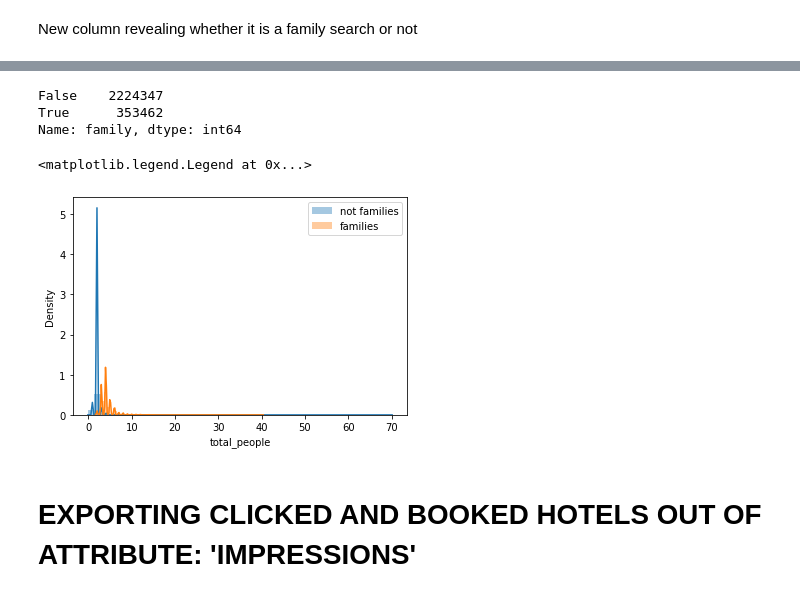
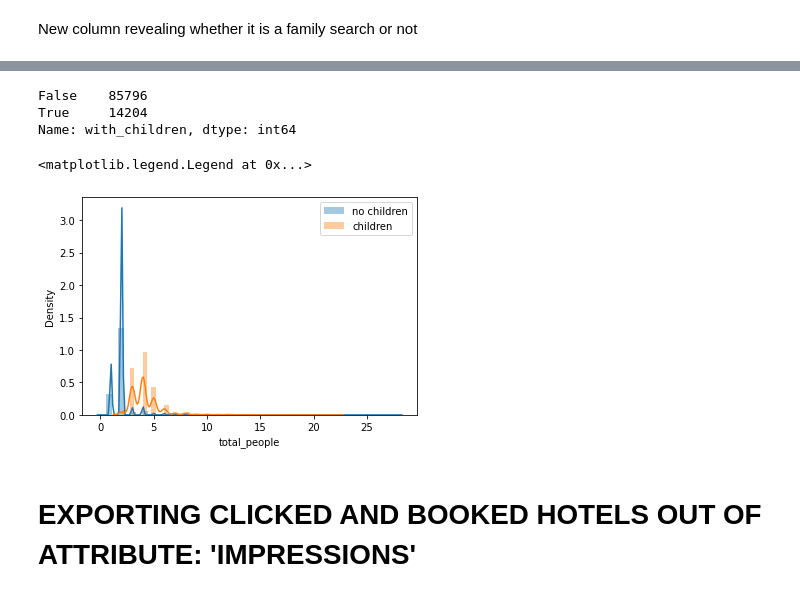
Before and after one commit to zetdata7/Hotel-Recommendations, a Jupyter notebook: EDA_Hotels.ipynb, the cells around one changed output, grey strips where cells are left out. Saved outputs shown, nothing was run; the diff lists cells and outputs as text; code cells hidden in the pictures.

```diff
--- a/EDA_Hotels.ipynb
+++ b/EDA_Hotels.ipynb
@@ -68,17 +69,10 @@ def correct_zer(x):
     return x
-# %%
-def correct_neg(x):
-    if x<0:
-        x= None
-    return x
 # %%
 #Extracting date out of the timestamp. This aims to see how
 # many days before staying did the search take place
-main['search_time'] = main['search_timestamp'].str[:10]
-main['search_time']= pd.to_datetime(main['search_time'])
+main['search_date'] = main['search_timestamp'].str[:10]
+main['search_date']= pd.to_datetime(main['search_date'])
 main['check_date']= pd.to_datetime(main['checkin_date'])
-main['days_before_staying'] = main['check_date'] - main['search_time']
-main['days_before_staying'] = main['days_before_staying'].astype(str)
-main['days_before_staying'] = main['days_before_staying'].str[:-5]
-main['days_before_staying'] = main['days_before_staying'].apply(correct_zer)
-main['days_before_staying'] = main['days_before_staying'].astype(int)
+main['days_before_staying'] = main['check_date'] - main['search_date']
+main['days_before_staying'] = pd.to_timedelta(main['days_before_staying'], errors='coerce').dt.days
+main['days_before_staying'] = main['days_before_staying'].apply(correct_neg)
@@ -126,7 +124,10 @@ search_time             datetime64[ns]
 check_date              datetime64[ns]
 days_before_staying            float64
 dtype: object
+# %%
+def child_bool(x, y):
+    return x + y  > 0
 # %% [markdown]
 New column revealing whether it is a family search or not
 # %%
-main['family'] =[main['child_count'][x] + main['infant_count'][x] > 0 for x in  main.index.tolist()]
+main['with_children'] =main.apply(lambda x: child_bool(x['child_count'], x['infant_count']), axis=1)
@@ -149,9 +134,9 @@ main
 # %%
 # How many searches included chuldren and how many not
-main['family'].value_counts()
+main['with_children'].value_counts()
 # %% [output]
-False    2224347
-True      353462
-Name: family, dtype: int64
+False    85796
+True     14204
+Name: with_children, dtype: int64
 # %%
 # Total people of each search
@@ -159,12 +144,12 @@ main['total_people'] = main['adult_count'] +main['child_count'] +main['infant_co
 # %%
 # Comparison bwtween distributions of total people whether kids are included or not
-sns.distplot(main[~main['family']]['total_people'], label='not families', color='C0')
-sns.distplot(main[main['family']]['total_people'], label='families', color='C1')
+sns.distplot(main[~main['with_children']]['total_people'], label='no children', color='C0')
+sns.distplot(main[main['with_children']]['total_people'], label='children', color='C1')
 
 plt.legend()
 # %% [output]
 <matplotlib.legend.Legend at 0x...>
-[figure, old version]
+[figure, new version]
 # %% [markdown]
 # EXPORTING CLICKED AND BOOKED HOTELS OUT OF ATTRIBUTE: 'IMPRESSIONS'
 # %%
```
Also changed, not shown: parts of 44 cells of this notebook.
